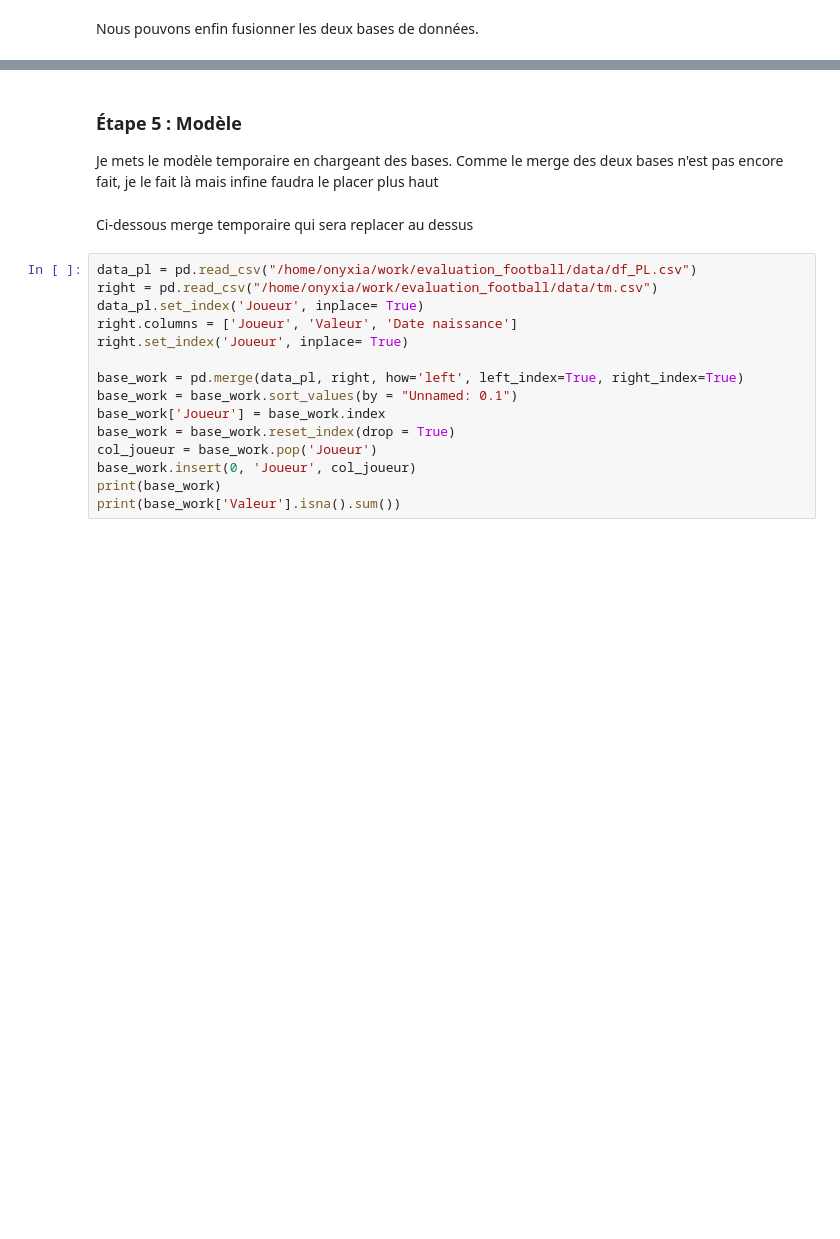
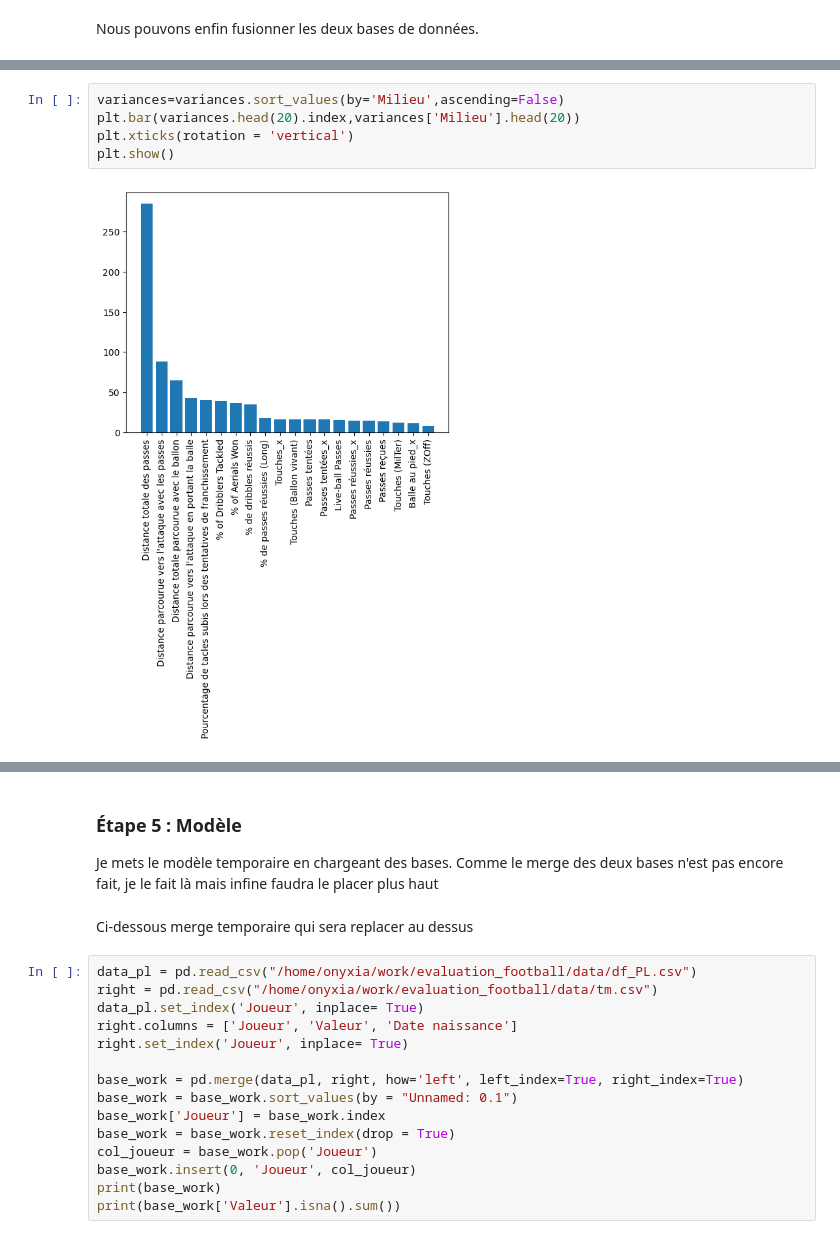
Before and after one commit to lecoqm/evaluation_football, a Jupyter notebook: main.ipynb, the cells around one changed output, grey strips where cells are left out. Cells and saved outputs as stored; diff of their text form; blank space fills up the shorter version.

```diff
--- a/main.ipynb
+++ b/main.ipynb
@@ -184,0 +267,7 @@ print(base_work['Valeur'].isna().sum())
+# %%
+variances=variances.sort_values(by='Milieu',ascending=False)
+plt.bar(variances.head(20).index,variances['Milieu'].head(20))
+plt.xticks(rotation = 'vertical')
+plt.show()
+# %% [output]
+[figure, added]
```
Also changed, not shown: parts of 13 cells of this notebook.
